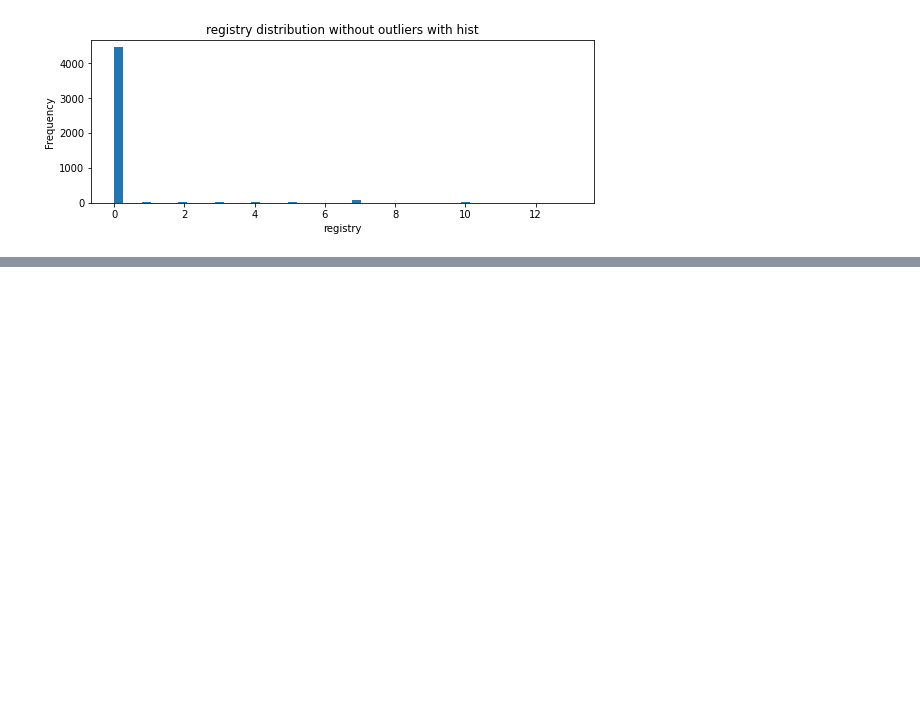
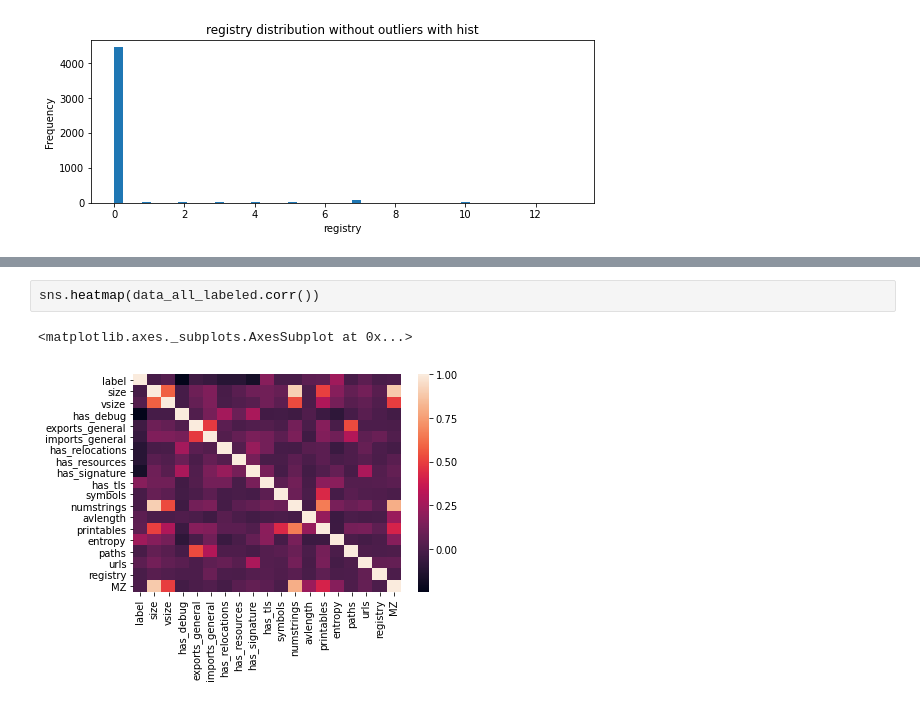
Before and after one commit to patrycjapiechowicz/cybersec, a Jupyter notebook: notebooks/EDA - general, label, string data.ipynb, the cells around one changed output, grey strips where cells are left out. Saved outputs shown, nothing was run; the diff lists cells and outputs as text; blank space fills up the shorter version.

```diff
--- a/notebooks/EDA - general, label, string data.ipynb
+++ b/notebooks/EDA - general, label, string data.ipynb
@@ -1198,0 +1417,5 @@ plot_hist_without_outliers('registry',50)
+# %%
+sns.heatmap(data_all_labeled.corr())
+# %% [output]
+<matplotlib.axes._subplots.AxesSubplot at 0x...>
+[figure, added]
```
Also changed, not shown: parts of 77 cells of this notebook, 1 other file.
